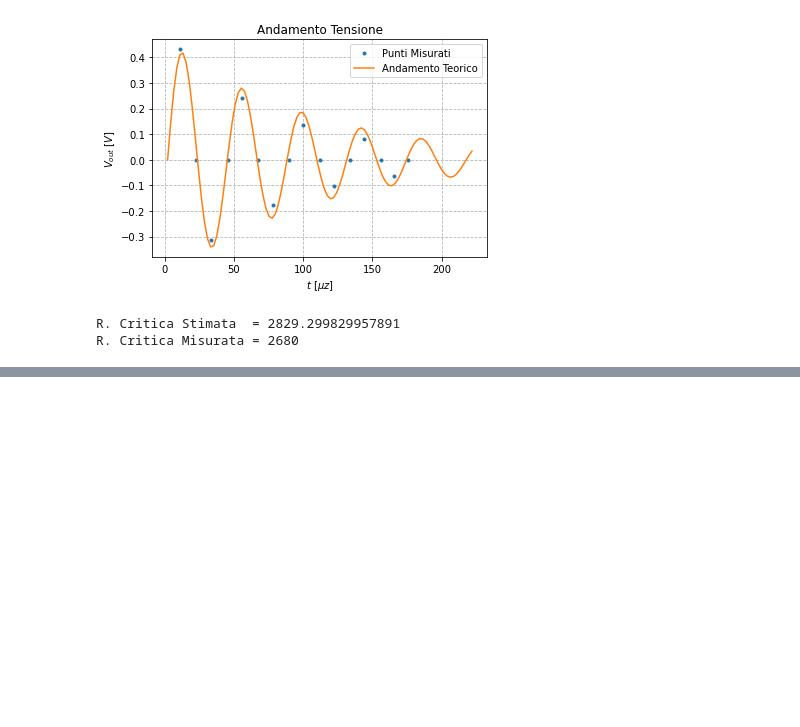
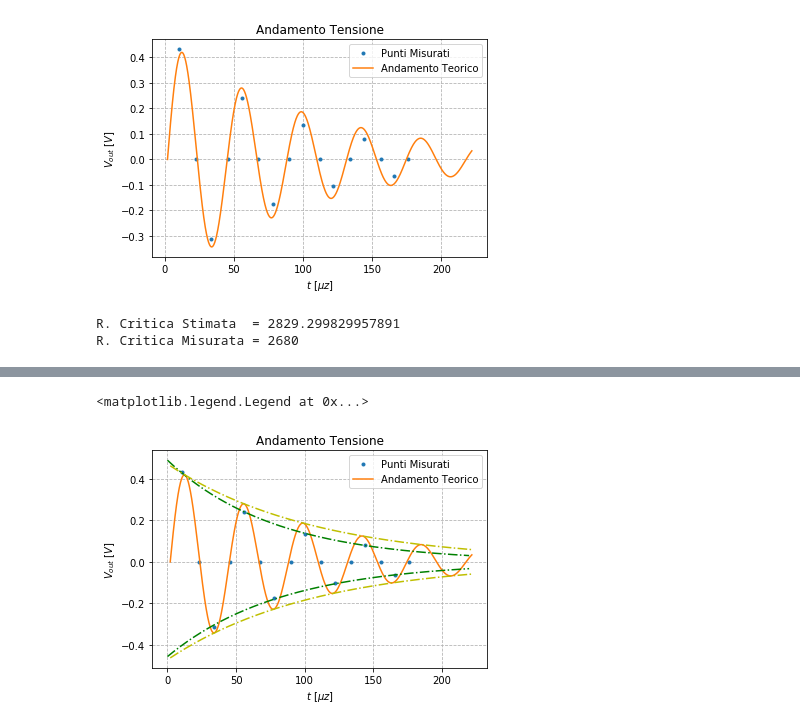
Before and after one commit to Kevin222-hub/Lab_reports, a Jupyter notebook: Elettro_4/Main.ipynb, the cells around one changed output, grey strips where cells are left out. Cells and saved outputs as stored; diff of their text form; code cells hidden in the pictures; blank space fills up the shorter version.

```diff
--- a/Elettro_4/Main.ipynb
+++ b/Elettro_4/Main.ipynb
@@ -70,0 +144,23 @@ R. Critica Misurata = 2680
+# %%
+#Grafico Finale
+plt.plot(Tm,Voutm,ls='', marker='.',label='Punti Misurati')
+
+vout = A*np.exp(-alpha*t*u)*np.sin(beta*t*u) # *u correzione unita di misura
+plt.plot(t+2,vout,label='Andamento Teorico')
+
+#Max
+plt.plot(t, reg_M,'g-.')
+plt.plot(t+2, teo_M,'y-.')
+
+#Min
+plt.plot(t, -reg_m,'g-.')
+plt.plot(t+2, -teo_m,'y-.')
+
+plt.grid(which="both", ls="--",color='0.7')
+plt.title('Andamento Tensione')
+plt.ylabel("$V_{out}\ [V]$")
+plt.xlabel("$t\ [\mu z]$")
+plt.legend(loc="upper right")
+# %% [output]
+<matplotlib.legend.Legend at 0x...>
+[figure, added]
```
Also changed, not shown: parts of 4 cells of this notebook.
